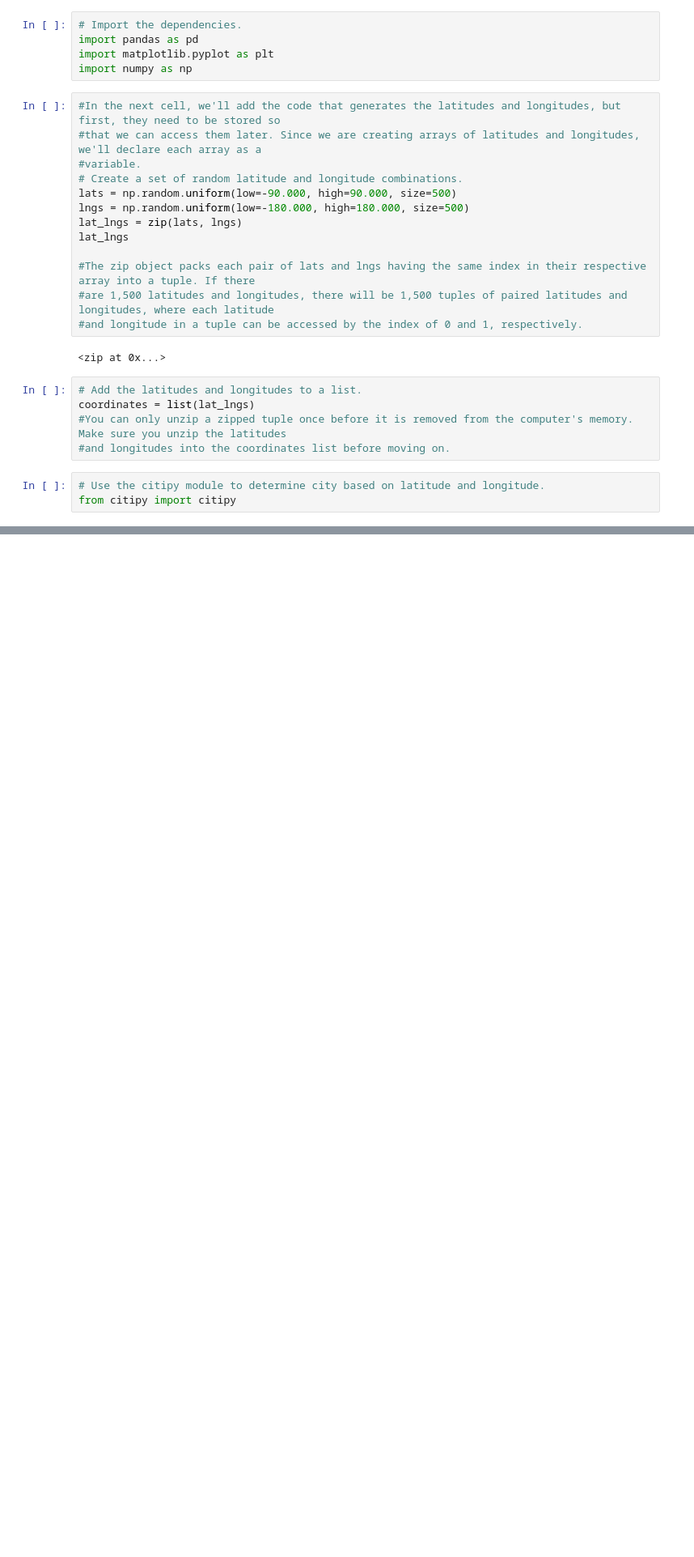
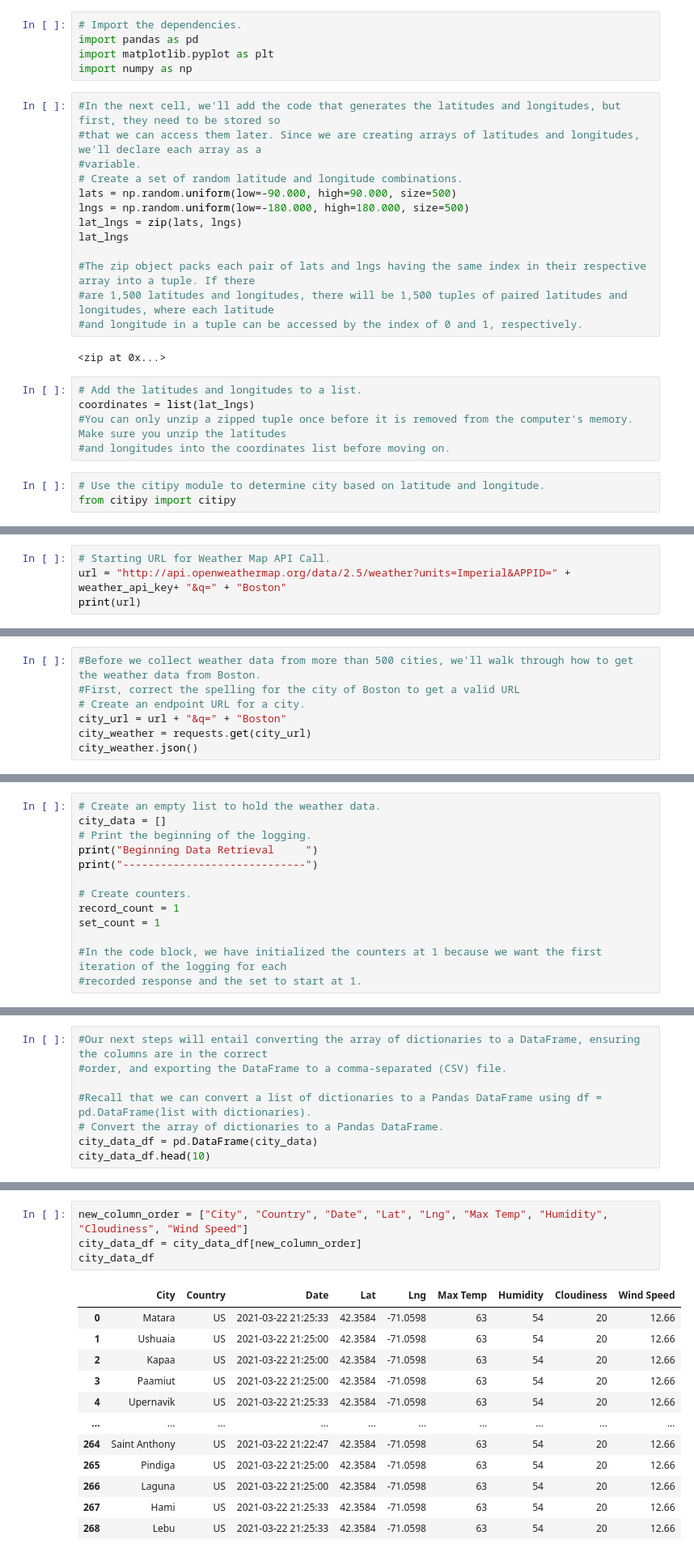
Before and after one commit to SindieCastro/World_Weather_Analysis, a Jupyter notebook: WeatherPy.ipynb, the cells around one changed output, grey strips where cells are left out. Shown: that part at 81% size. Cells and saved outputs as stored; diff of their text form; blank space fills up the shorter version.

```diff
--- a/WeatherPy.ipynb
+++ b/WeatherPy.ipynb
@@ -65,0 +90,4 @@ len(cities)
+# %%
+# Starting URL for Weather Map API Call.
+url = "http://api.openweathermap.org/data/2.5/weather?units=Imperial&APPID=" + weather_api_key+ "&q=" + "Boston"
+print(url)
@@ -65,0 +185,7 @@ len(cities)
+# %%
+#Before we collect weather data from more than 500 cities, we'll walk through how to get the weather data from Boston.
+#First, correct the spelling for the city of Boston to get a valid URL
+# Create an endpoint URL for a city.
+city_url = url + "&q=" + "Boston"
+city_weather = requests.get(city_url)
+city_weather.json()
@@ -65,0 +272,13 @@ len(cities)
+# %%
+# Create an empty list to hold the weather data.
+city_data = []
+# Print the beginning of the logging.
+print("Beginning Data Retrieval     ")
+print("-----------------------------")
+
+# Create counters.
+record_count = 1
+set_count = 1
+
+#In the code block, we have initialized the counters at 1 because we want the first iteration of the logging for each
+#recorded response and the set to start at 1.
@@ -65,0 +376,8 @@ len(cities)
+# %%
+#Our next steps will entail converting the array of dictionaries to a DataFrame, ensuring the columns are in the correct
+#order, and exporting the DataFrame to a comma-separated (CSV) file.
+
+#Recall that we can convert a list of dictionaries to a Pandas DataFrame using df = pd.DataFrame(list with dictionaries).
+# Convert the array of dictionaries to a Pandas DataFrame.
+city_data_df = pd.DataFrame(city_data)
+city_data_df.head(10)
@@ -65,0 +396,17 @@ len(cities)
+# %%
+new_column_order = ["City", "Country", "Date", "Lat", "Lng", "Max Temp", "Humidity", "Cloudiness", "Wind Speed"]
+city_data_df = city_data_df[new_column_order]
+city_data_df
+# %% [output]
+|  | City | Country | Date | Lat | Lng | Max Temp | Humidity | Cloudiness | Wind Speed |
+| 0 | Matara | US | 2021-03-22 21:25:33 | 42.3584 | -71.0598 | 63 | 54 | 20 | 12.66 |
+| 1 | Ushuaia | US | 2021-03-22 21:25:00 | 42.3584 | -71.0598 | 63 | 54 | 20 | 12.66 |
+| 2 | Kapaa | US | 2021-03-22 21:25:00 | 42.3584 | -71.0598 | 63 | 54 | 20 | 12.66 |
+| 3 | Paamiut | US | 2021-03-22 21:25:00 | 42.3584 | -71.0598 | 63 | 54 | 20 | 12.66 |
+| 4 | Upernavik | US | 2021-03-22 21:25:33 | 42.3584 | -71.0598 | 63 | 54 | 20 | 12.66 |
+| ... | ... | ... | ... | ... | ... | ... | ... | ... | ... |
+| 264 | Saint Anthony | US | 2021-03-22 21:22:47 | 42.3584 | -71.0598 | 63 | 54 | 20 | 12.66 |
+| 265 | Pindiga | US | 2021-03-22 21:25:00 | 42.3584 | -71.0598 | 63 | 54 | 20 | 12.66 |
+| 266 | Laguna | US | 2021-03-22 21:25:00 | 42.3584 | -71.0598 | 63 | 54 | 20 | 12.66 |
+| 267 | Hami | US | 2021-03-22 21:25:33 | 42.3584 | -71.0598 | 63 | 54 | 20 | 12.66 |
+| 268 | Lebu | US | 2021-03-22 21:25:33 | 42.3584 | -71.0598 | 63 | 54 | 20 | 12.66 |
```
Also changed, not shown: parts of 37 cells of this notebook, 1 other file.
